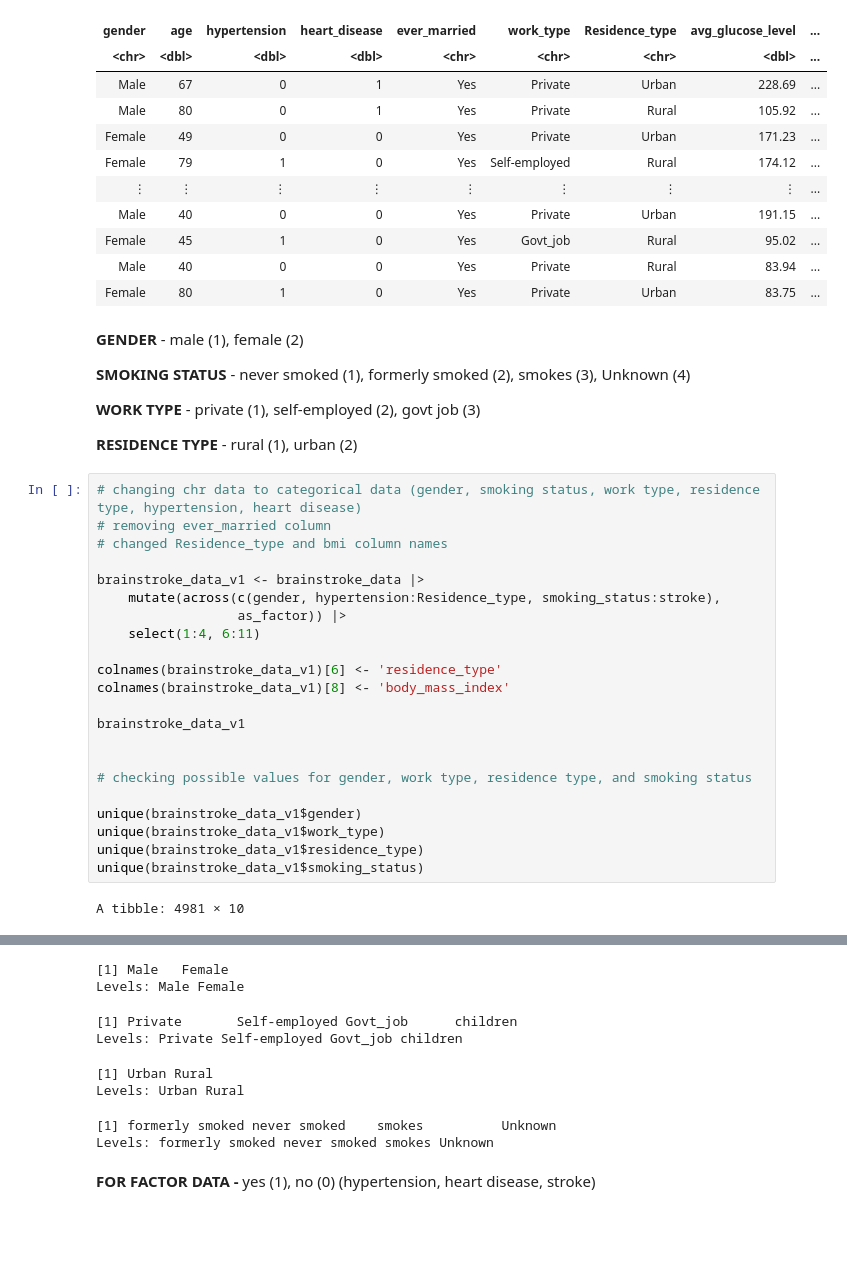
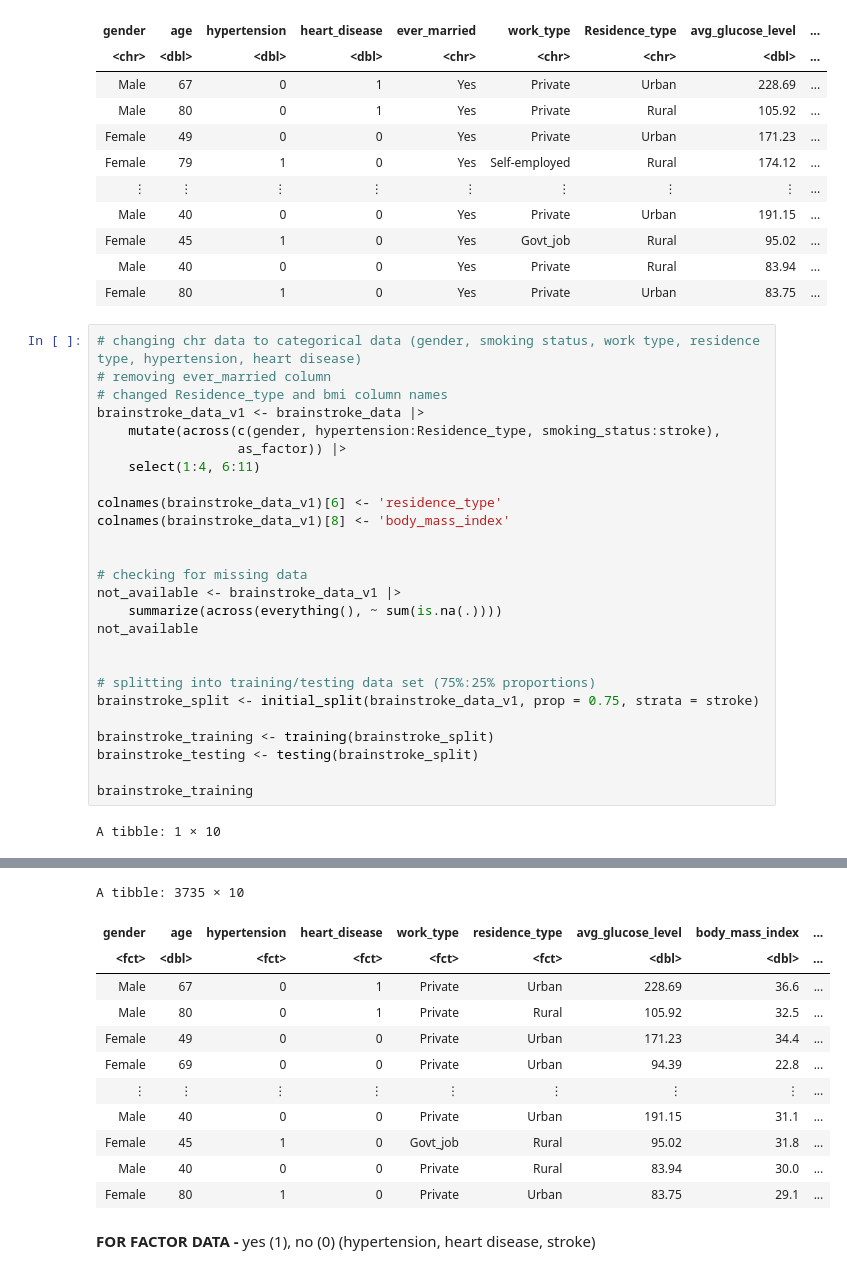
Before and after one commit to inigogrch/dsci-100-2022w2-group-29-section-007, a Jupyter notebook: project-code.ipynb, the cells around one changed output, grey strips where cells are left out. Drawn from its saved outputs; the diff is of its cells as text; blank space fills up the shorter version.

```diff
--- a/project-code.ipynb
+++ b/project-code.ipynb
@@ -51,19 +33,10 @@ A spec_tbl_df: 4981 × 11
 | Female | 45 | 1 | 0 | Yes | Govt_job | Rural | 95.02 | ... |
 | Male | 40 | 0 | 0 | Yes | Private | Rural | 83.94 | ... |
 | Female | 80 | 1 | 0 | Yes | Private | Urban | 83.75 | ... |
-# %% [markdown]
-<b> GENDER </b> - male (1), female (2)
-
-<b> SMOKING STATUS </b> - never smoked (1), formerly smoked (2), smokes (3), Unknown (4)
-
-<b> WORK TYPE </b> - private (1), self-employed (2), govt job (3)
-
-<b> RESIDENCE TYPE </b> - rural (1), urban (2)
 # %%
 # changing chr data to categorical data (gender, smoking status, work type, residence type, hypertension, heart disease)
 # removing ever_married column
 # changed Residence_type and bmi column names
-
 brainstroke_data_v1 <- brainstroke_data |>
     mutate(across(c(gender, hypertension:Residence_type, smoking_status:stroke),
                   as_factor)) |>
@@ -72,15 +45,20 @@ brainstroke_data_v1 <- brainstroke_data |>
 colnames(brainstroke_data_v1)[6] <- 'residence_type'
 colnames(brainstroke_data_v1)[8] <- 'body_mass_index'
 
-brainstroke_data_v1
+
+# checking for missing data
+not_available <- brainstroke_data_v1 |>
+    summarize(across(everything(), ~ sum(is.na(.))))
+not_available
 
 
-# checking possible values for gender, work type, residence type, and smoking status
+# splitting into training/testing data set (75%:25% proportions)
+brainstroke_split <- initial_split(brainstroke_data_v1, prop = 0.75, strata = stroke)
 
-unique(brainstroke_data_v1$gender)
-unique(brainstroke_data_v1$work_type)
-unique(brainstroke_data_v1$residence_type)
-unique(brainstroke_data_v1$smoking_status)
+brainstroke_training <- training(brainstroke_split)
+brainstroke_testing <- testing(brainstroke_split)
+
+brainstroke_training
 # %% [output]
-A tibble: 4981 × 10
+A tibble: 1 × 10
 | gender | age | hypertension | heart_disease | work_type | residence_type | avg_glucose_level | body_mass_index | ... |
@@ -97,11 +67,15 @@ A tibble: 4981 × 10
-[1] Male   Female
-Levels: Male Female
+A tibble: 3735 × 10
-[1] Private       Self-employed Govt_job      children
-Levels: Private Self-employed Govt_job children
-[1] Urban Rural
-Levels: Urban Rural
-[1] formerly smoked never smoked    smokes          Unknown
-Levels: formerly smoked never smoked smokes Unknown
+| gender | age | hypertension | heart_disease | work_type | residence_type | avg_glucose_level | body_mass_index | ... |
+| <fct> | <dbl> | <fct> | <fct> | <fct> | <fct> | <dbl> | <dbl> | ... |
+| Male | 67 | 0 | 1 | Private | Urban | 228.69 | 36.6 | ... |
+| Male | 80 | 0 | 1 | Private | Rural | 105.92 | 32.5 | ... |
+| Female | 49 | 0 | 0 | Private | Urban | 171.23 | 34.4 | ... |
+| Female | 69 | 0 | 0 | Private | Urban | 94.39 | 22.8 | ... |
+| ⋮ | ⋮ | ⋮ | ⋮ | ⋮ | ⋮ | ⋮ | ⋮ | ... |
+| Male | 40 | 0 | 0 | Private | Urban | 191.15 | 31.1 | ... |
+| Female | 45 | 1 | 0 | Govt_job | Rural | 95.02 | 31.8 | ... |
+| Male | 40 | 0 | 0 | Private | Rural | 83.94 | 30.0 | ... |
+| Female | 80 | 1 | 0 | Private | Urban | 83.75 | 29.1 | ... |
 # %% [markdown]
 <b> FOR FACTOR DATA - </b> yes (1), no (0) (hypertension, heart disease, stroke)
 # %%
```
Also changed, not shown: parts of 6 cells of this notebook.
